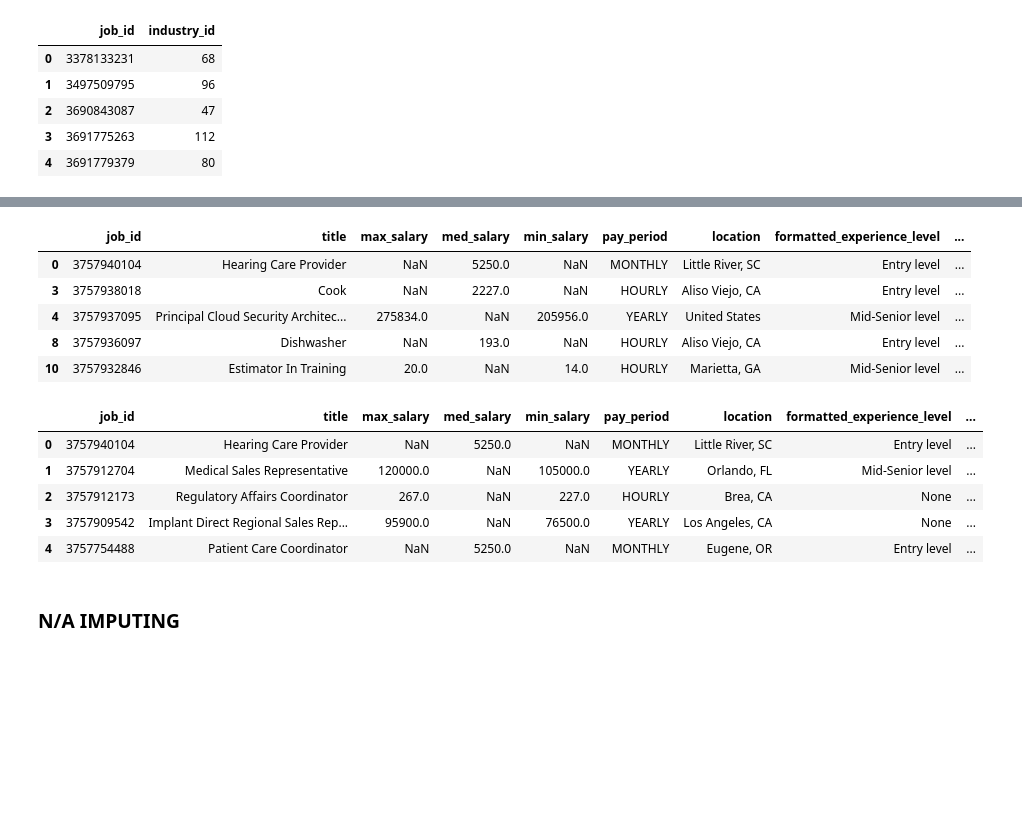
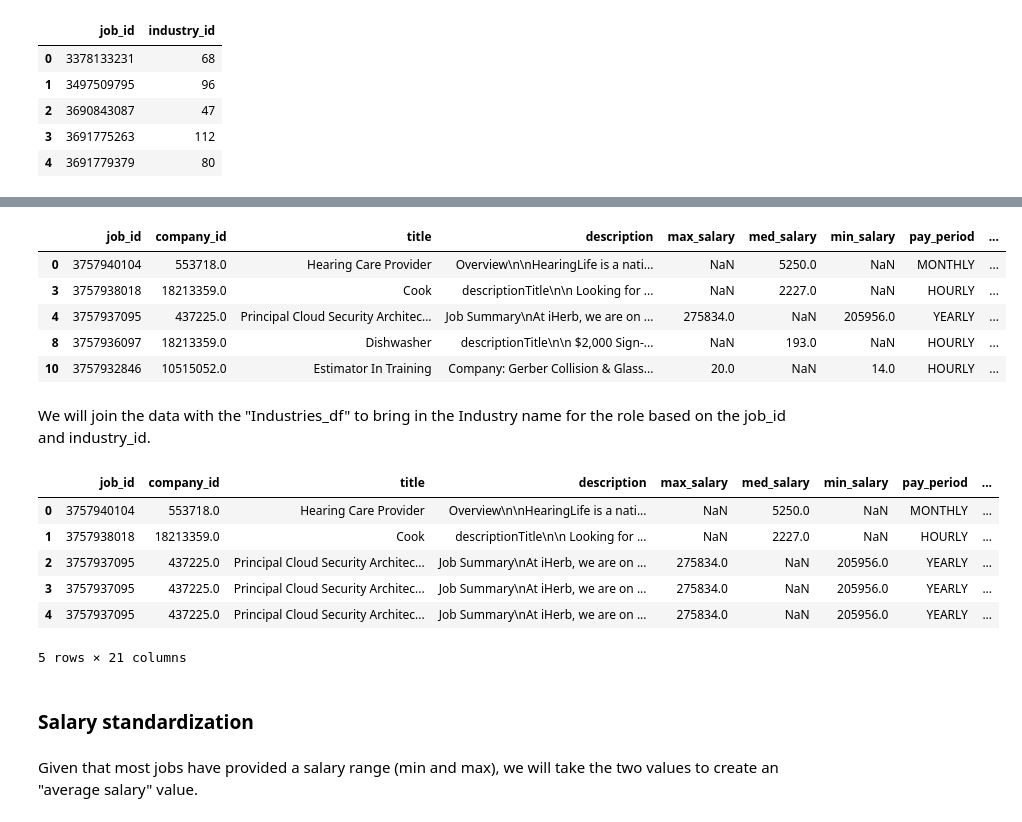
Before and after one commit to mdlangeles/Linkedin_Job_Postings_ETL, a Jupyter notebook: eda.ipynb, the cells around one changed output, grey strips where cells are left out. Saved outputs shown, nothing was run; the diff lists cells and outputs as text; code cells hidden in the pictures; blank space fills up the shorter version.

Commit message:
Standardization completed

```diff
--- a/eda.ipynb
+++ b/eda.ipynb
@@ -459,32 +487,37 @@ JobsIndustries_df.head()
 # %%
-keep_columns = ['job_id', 'title', 'max_salary', 'med_salary', 'min_salary', 'pay_period', 'location', 'formatted_experience_level', 'currency']
+keep_columns = ['job_id', 'company_id', 'title', 'description', 'max_salary', 'med_salary', 'min_salary', 'pay_period', 'formatted_work_type', 'location', 'views', 'job_posting_url', 'application_type', 'formatted_experience_level', 'posting_domain', 'sponsored', 'currency', 'compensation_type', 'scraped']
 
-condition_1 = (jobsPostings_df['work_type'] == 'FULL_TIME')
-condition_2 = (jobsPostings_df['pay_period'].isin (['YEARLY', 'HOURLY', 'MONTHLY', 'WEEKLY']))
+condition_1 = (data['formatted_work_type'] == 'Full-time')
+condition_2 = (data['pay_period'].isin (['YEARLY', 'HOURLY', 'MONTHLY', 'WEEKLY']))
 
-jobsPostings_df2 = jobsPostings_df.loc[condition_1 & condition_2][keep_columns]
+jobsPostings_df2 = data.loc[condition_1 & condition_2][keep_columns]
 jobsPostings_df2.head()
 # %% [output]
-|  | job_id | title | max_salary | med_salary | min_salary | pay_period | location | formatted_experience_level | ... |
-| 0 | 3757940104 | Hearing Care Provider | NaN | 5250.0 | NaN | MONTHLY | Little River, SC | Entry level | ... |
-| 3 | 3757938018 | Cook | NaN | 2227.0 | NaN | HOURLY | Aliso Viejo, CA | Entry level | ... |
-| 4 | 3757937095 | Principal Cloud Security Architec... | 275834.0 | NaN | 205956.0 | YEARLY | United States | Mid-Senior level | ... |
-| 8 | 3757936097 | Dishwasher | NaN | 193.0 | NaN | HOURLY | Aliso Viejo, CA | Entry level | ... |
-| 10 | 3757932846 | Estimator In Training | 20.0 | NaN | 14.0 | HOURLY | Marietta, GA | Mid-Senior level | ... |
+|  | job_id | company_id | title | description | max_salary | med_salary | min_salary | pay_period | ... |
+| 0 | 3757940104 | 553718.0 | Hearing Care Provider | Overview\n\nHearingLife is a nati... | NaN | 5250.0 | NaN | MONTHLY | ... |
+| 3 | 3757938018 | 18213359.0 | Cook | descriptionTitle\n\n Looking for ... | NaN | 2227.0 | NaN | HOURLY | ... |
+| 4 | 3757937095 | 437225.0 | Principal Cloud Security Architec... | Job Summary\nAt iHerb, we are on ... | 275834.0 | NaN | 205956.0 | YEARLY | ... |
+| 8 | 3757936097 | 18213359.0 | Dishwasher | descriptionTitle\n\n $2,000 Sign-... | NaN | 193.0 | NaN | HOURLY | ... |
+| 10 | 3757932846 | 10515052.0 | Estimator In Training | Company: Gerber Collision & Glass... | 20.0 | NaN | 14.0 | HOURLY | ... |
+# %% [markdown]
+We will join the data with the "Industries_df" to bring in the Industry name for the role based on the job_id and industry_id.
 # %%
 jobsPostings_Industry_df = jobsPostings_df2.merge(JobsIndustries_df, on='job_id')\
 .merge(Industries_df, on='industry_id')
 
 jobsPostings_Industry_df.head()
 # %% [output]
-|  | job_id | title | max_salary | med_salary | min_salary | pay_period | location | formatted_experience_level | ... |
-| 0 | 3757940104 | Hearing Care Provider | NaN | 5250.0 | NaN | MONTHLY | Little River, SC | Entry level | ... |
-| 1 | 3757912704 | Medical Sales Representative | 120000.0 | NaN | 105000.0 | YEARLY | Orlando, FL | Mid-Senior level | ... |
-| 2 | 3757912173 | Regulatory Affairs Coordinator | 267.0 | NaN | 227.0 | HOURLY | Brea, CA | None | ... |
-| 3 | 3757909542 | Implant Direct Regional Sales Rep... | 95900.0 | NaN | 76500.0 | YEARLY | Los Angeles, CA | None | ... |
-| 4 | 3757754488 | Patient Care Coordinator | NaN | 5250.0 | NaN | MONTHLY | Eugene, OR | Entry level | ... |
+|  | job_id | company_id | title | description | max_salary | med_salary | min_salary | pay_period | ... |
+| 0 | 3757940104 | 553718.0 | Hearing Care Provider | Overview\n\nHearingLife is a nati... | NaN | 5250.0 | NaN | MONTHLY | ... |
+| 1 | 3757938018 | 18213359.0 | Cook | descriptionTitle\n\n Looking for ... | NaN | 2227.0 | NaN | HOURLY | ... |
+| 2 | 3757937095 | 437225.0 | Principal Cloud Security Architec... | Job Summary\nAt iHerb, we are on ... | 275834.0 | NaN | 205956.0 | YEARLY | ... |
+| 3 | 3757937095 | 437225.0 | Principal Cloud Security Architec... | Job Summary\nAt iHerb, we are on ... | 275834.0 | NaN | 205956.0 | YEARLY | ... |
+| 4 | 3757937095 | 437225.0 | Principal Cloud Security Architec... | Job Summary\nAt iHerb, we are on ... | 275834.0 | NaN | 205956.0 | YEARLY | ... |
+5 rows × 21 columns
-# %% [markdown]
-### N/A IMPUTING
+# %% [markdown]
+### Salary standardization
+# %% [markdown]
+Given that most jobs have provided a salary range (min and max), we will take the two values to create an "average salary" value.
 # %%
 jobsPostings_Industry_df['avg_salary'] = (jobsPostings_Industry_df[['min_salary', 'max_salary']].mean(axis=1))
 jobsPostings_Industry_df.head()
```
Also changed, not shown: parts of 65 cells of this notebook, 1 other file.
